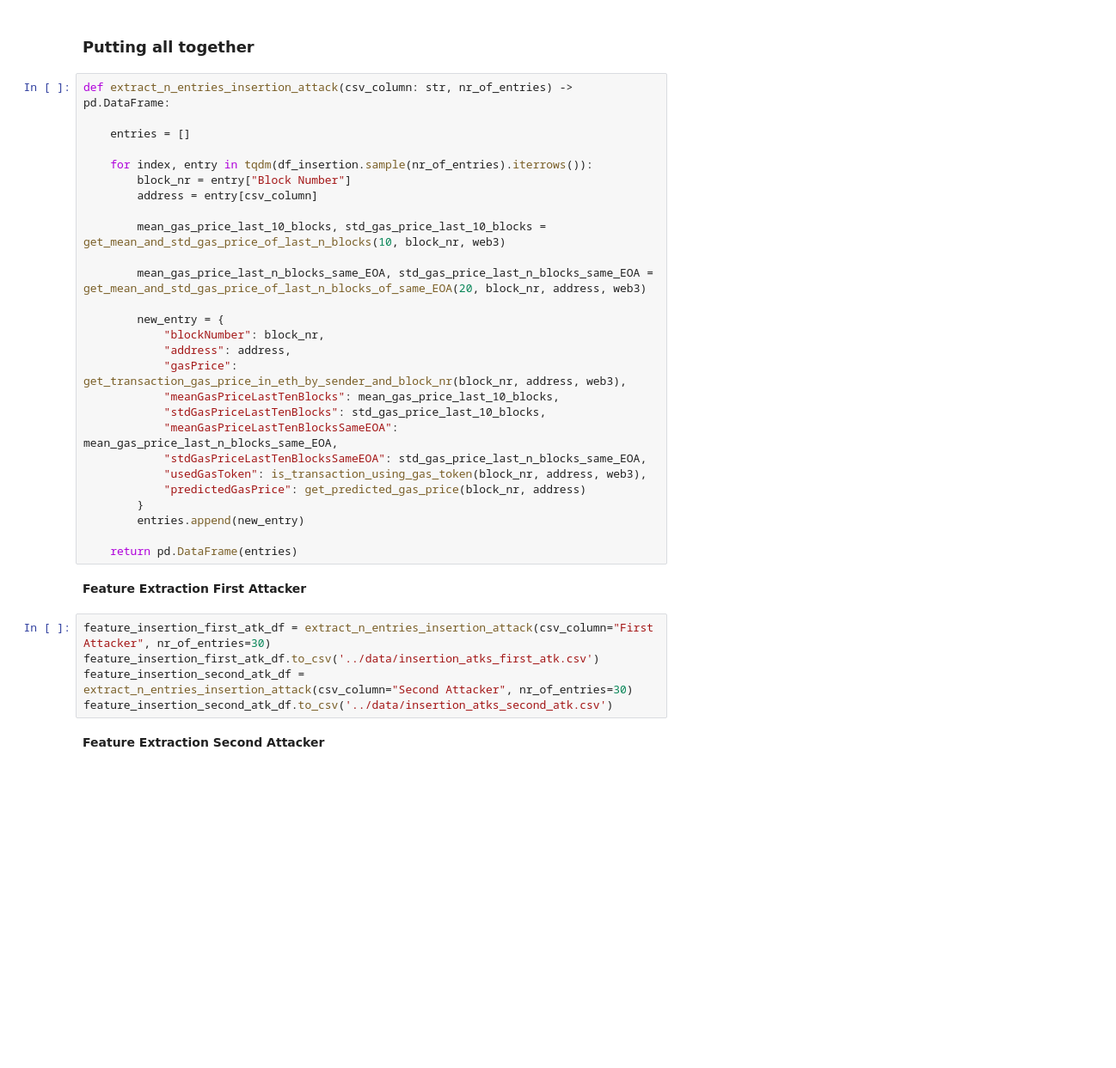
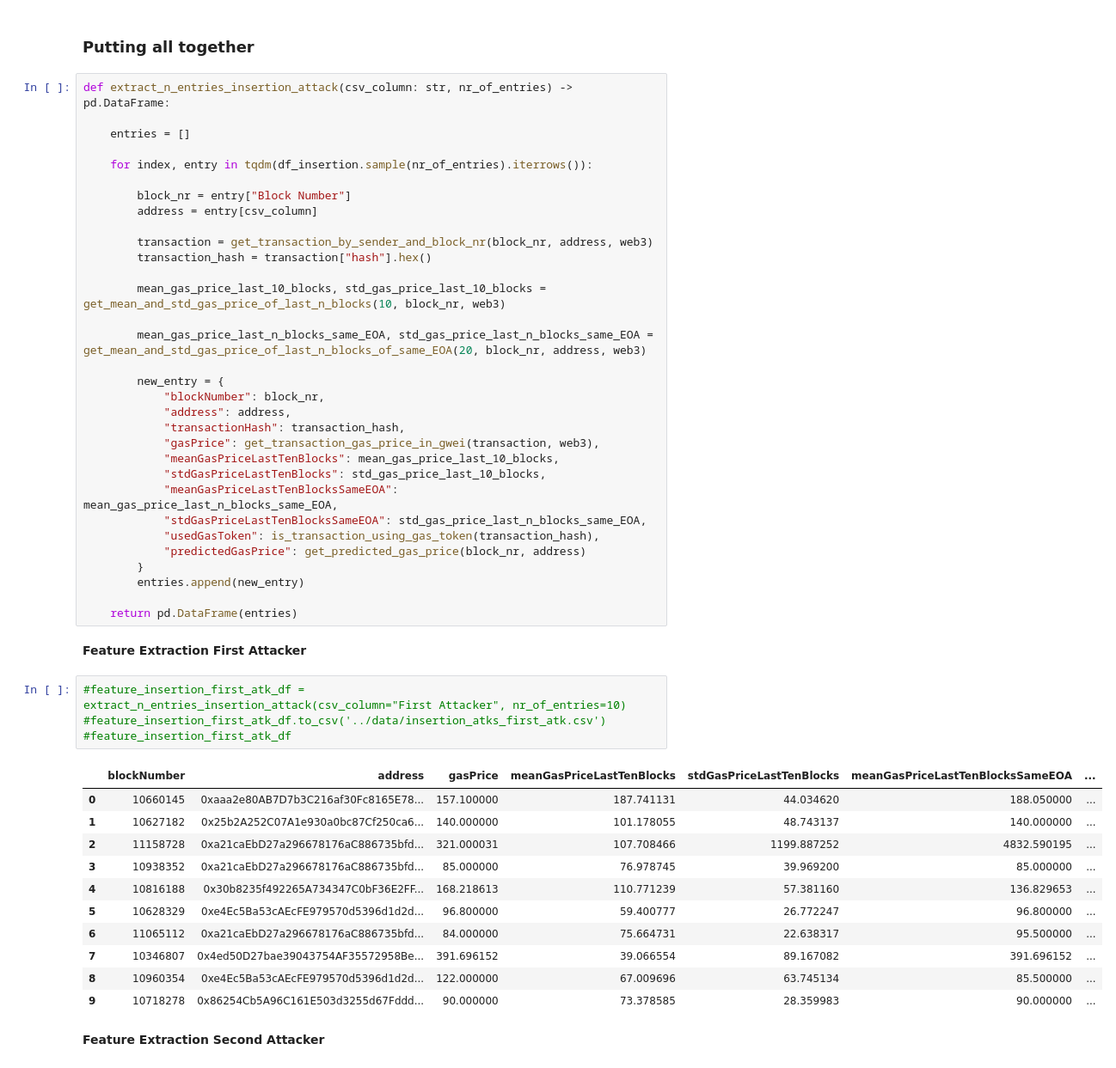
Before and after one commit to hoehlars/frontrunning-attacks, a Jupyter notebook: training/prepare-insertion-attack-features.ipynb, the cells around one changed output. Shown: that part at 86% size. Cells and saved outputs as stored; diff of their text form; blank space fills up the shorter version.

```diff
--- a/training/prepare-insertion-attack-features.ipynb
+++ b/training/prepare-insertion-attack-features.ipynb
@@ -201,8 +211,12 @@ def extract_n_entries_insertion_attack(csv_column: str, nr_of_entries) -> pd.Dat
     entries = []
 
     for index, entry in tqdm(df_insertion.sample(nr_of_entries).iterrows()):
+
         block_nr = entry["Block Number"]
         address = entry[csv_column]
+
+        transaction = get_transaction_by_sender_and_block_nr(block_nr, address, web3)
+        transaction_hash = transaction["hash"].hex()
 
         mean_gas_price_last_10_blocks, std_gas_price_last_10_blocks = get_mean_and_std_gas_price_of_last_n_blocks(10, block_nr, web3)
 
@@ -211,12 +225,13 @@ def extract_n_entries_insertion_attack(csv_column: str, nr_of_entries) -> pd.Dat
         new_entry = {
             "blockNumber": block_nr,
             "address": address,
-            "gasPrice": get_transaction_gas_price_in_eth_by_sender_and_block_nr(block_nr, address, web3),
+            "transactionHash": transaction_hash,
+            "gasPrice": get_transaction_gas_price_in_gwei(transaction, web3),
             "meanGasPriceLastTenBlocks": mean_gas_price_last_10_blocks,
             "stdGasPriceLastTenBlocks": std_gas_price_last_10_blocks,
             "meanGasPriceLastTenBlocksSameEOA": mean_gas_price_last_n_blocks_same_EOA,
             "stdGasPriceLastTenBlocksSameEOA": std_gas_price_last_n_blocks_same_EOA,
-            "usedGasToken": is_transaction_using_gas_token(block_nr, address, web3),
+            "usedGasToken": is_transaction_using_gas_token(transaction_hash),
             "predictedGasPrice": get_predicted_gas_price(block_nr, address)
         }
         entries.append(new_entry)
@@ -225,9 +240,20 @@ def extract_n_entries_insertion_attack(csv_column: str, nr_of_entries) -> pd.Dat
 # %% [markdown]
 **Feature Extraction First Attacker**
 # %%
-feature_insertion_first_atk_df = extract_n_entries_insertion_attack(csv_column="First Attacker", nr_of_entries=30)
-feature_insertion_first_atk_df.to_csv('../data/insertion_atks_first_atk.csv')
-feature_insertion_second_atk_df = extract_n_entries_insertion_attack(csv_column="Second Attacker", nr_of_entries=30)
-feature_insertion_second_atk_df.to_csv('../data/insertion_atks_second_atk.csv')
+#feature_insertion_first_atk_df = extract_n_entries_insertion_attack(csv_column="First Attacker", nr_of_entries=10)
+#feature_insertion_first_atk_df.to_csv('../data/insertion_atks_first_atk.csv')
+#feature_insertion_first_atk_df
+# %% [output]
+|  | blockNumber | address | gasPrice | meanGasPriceLastTenBlocks | stdGasPriceLastTenBlocks | meanGasPriceLastTenBlocksSameEOA | ... |
+| 0 | 10660145 | 0xaaa2e80AB7D7b3C216af30Fc8165E78... | 157.100000 | 187.741131 | 44.034620 | 188.050000 | ... |
+| 1 | 10627182 | 0x25b2A252C07A1e930a0bc87Cf250ca6... | 140.000000 | 101.178055 | 48.743137 | 140.000000 | ... |
+| 2 | 11158728 | 0xa21caEbD27a296678176aC886735bfd... | 321.000031 | 107.708466 | 1199.887252 | 4832.590195 | ... |
+| 3 | 10938352 | 0xa21caEbD27a296678176aC886735bfd... | 85.000000 | 76.978745 | 39.969200 | 85.000000 | ... |
+| 4 | 10816188 | 0x30b8235f492265A734347C0bF36E2FF... | 168.218613 | 110.771239 | 57.381160 | 136.829653 | ... |
+| 5 | 10628329 | 0xe4Ec5Ba53cAEcFE979570d5396d1d2d... | 96.800000 | 59.400777 | 26.772247 | 96.800000 | ... |
+| 6 | 11065112 | 0xa21caEbD27a296678176aC886735bfd... | 84.000000 | 75.664731 | 22.638317 | 95.500000 | ... |
+| 7 | 10346807 | 0x4ed50D27bae39043754AF35572958Be... | 391.696152 | 39.066554 | 89.167082 | 391.696152 | ... |
+| 8 | 10960354 | 0xe4Ec5Ba53cAEcFE979570d5396d1d2d... | 122.000000 | 67.009696 | 63.745134 | 85.500000 | ... |
+| 9 | 10718278 | 0x86254Cb5A96C161E503d3255d67Fddd... | 90.000000 | 73.378585 | 28.359983 | 90.000000 | ... |
 # %% [markdown]
 **Feature Extraction Second Attacker**
```
Also changed, not shown: parts of 30 cells of this notebook, 8 other files.
